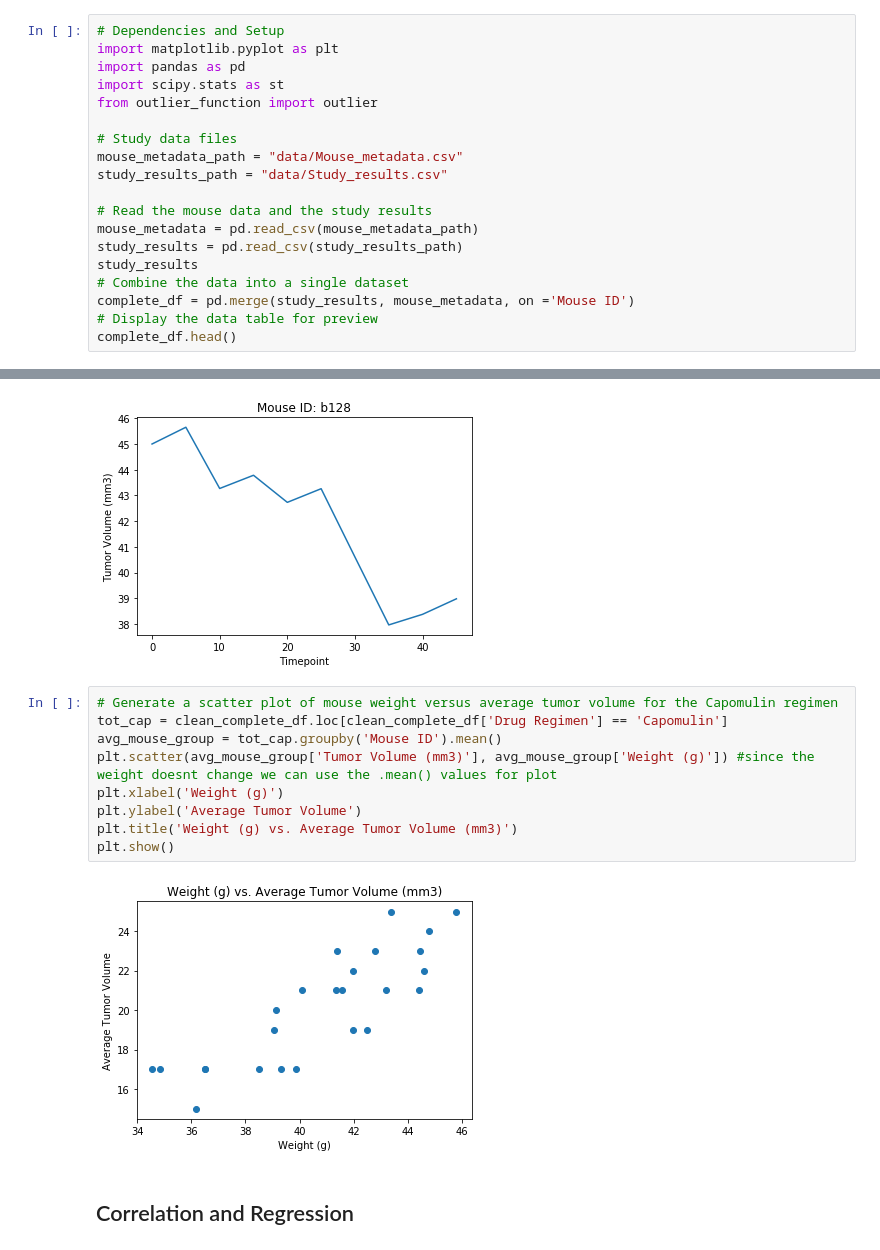
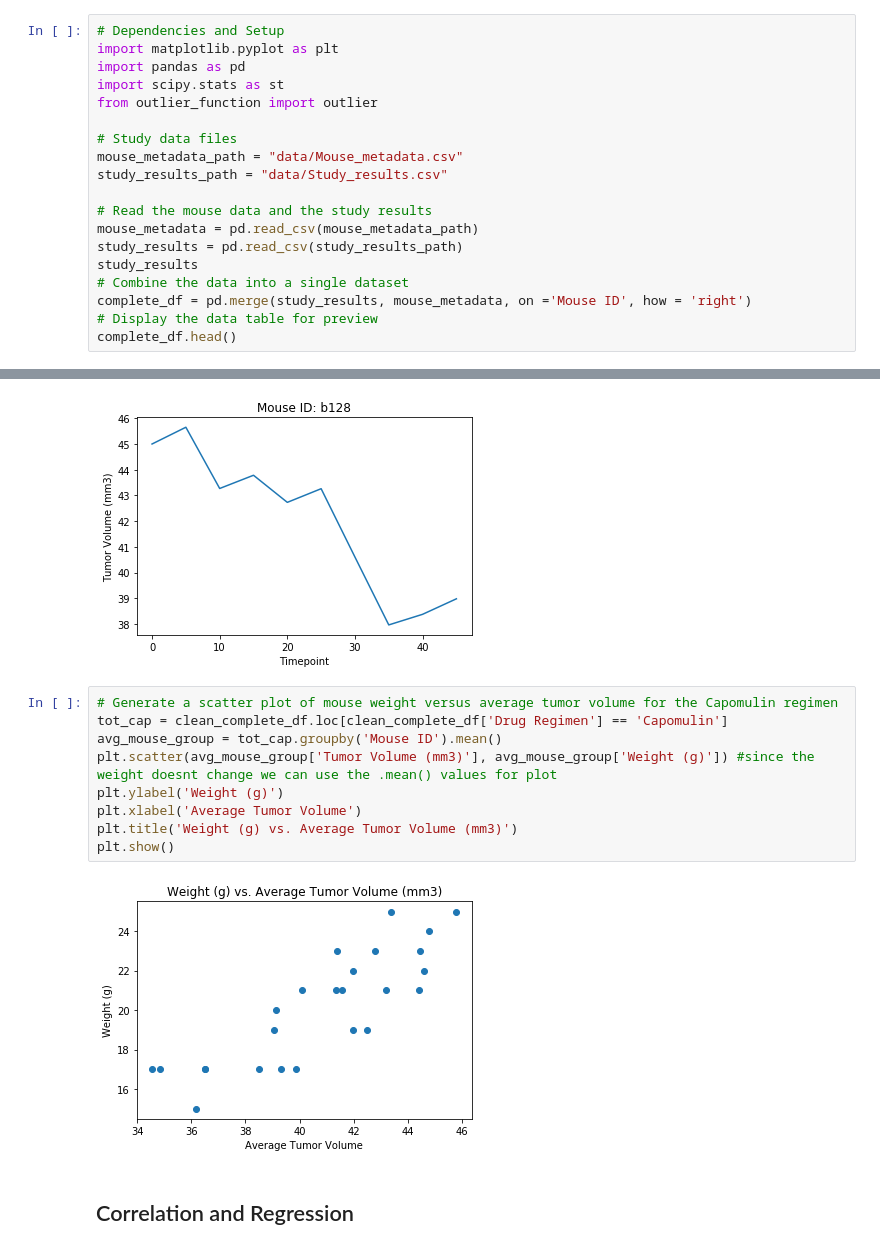
Before and after one commit to KevinKillman/Homework-5, a Jupyter notebook: Instructions/Pymaceuticals/pymaceuticals_starter.ipynb, the cells around one changed output, grey strips where cells are left out. Saved outputs shown, nothing was run; the diff lists cells and outputs as text.

```diff
--- a/Instructions/Pymaceuticals/pymaceuticals_starter.ipynb
+++ b/Instructions/Pymaceuticals/pymaceuticals_starter.ipynb
@@ -16,7 +16,7 @@ mouse_metadata = pd.read_csv(mouse_metadata_path)
 study_results = pd.read_csv(study_results_path)
 study_results
 # Combine the data into a single dataset
-complete_df = pd.merge(study_results, mouse_metadata, on ='Mouse ID')
+complete_df = pd.merge(study_results, mouse_metadata, on ='Mouse ID', how = 'right')
 # Display the data table for preview
 complete_df.head()
 # %% [output]
@@ -246,13 +235,13 @@ plt.show()
 # %%
 # Generate a scatter plot of mouse weight versus average tumor volume for the Capomulin regimen
 tot_cap = clean_complete_df.loc[clean_complete_df['Drug Regimen'] == 'Capomulin']
 avg_mouse_group = tot_cap.groupby('Mouse ID').mean()
 plt.scatter(avg_mouse_group['Tumor Volume (mm3)'], avg_mouse_group['Weight (g)']) #since the weight doesnt change we can use the .mean() values for plot
-plt.xlabel('Weight (g)')
-plt.ylabel('Average Tumor Volume')
+plt.ylabel('Weight (g)')
+plt.xlabel('Average Tumor Volume')
 plt.title('Weight (g) vs. Average Tumor Volume (mm3)')
 plt.show()
 # %% [output]
-[figure, old version]
+[figure, new version]
 # %% [markdown]
 ## Correlation and Regression
```
Also changed, not shown: parts of 10 cells of this notebook.
